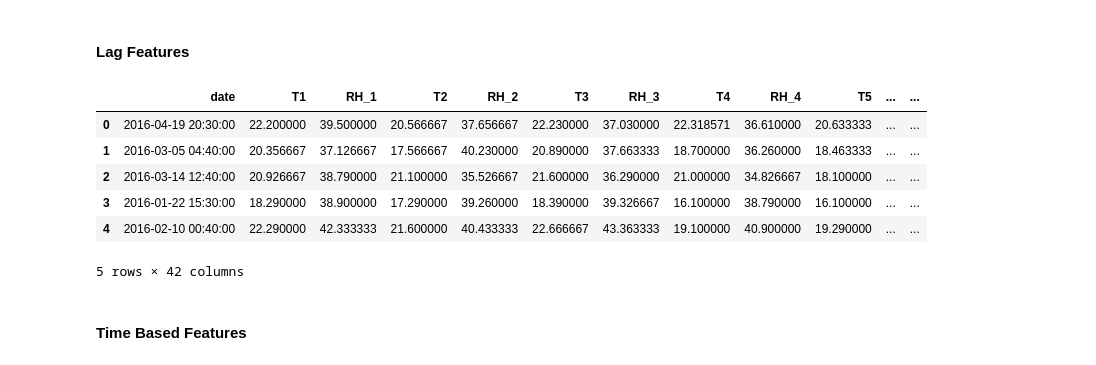
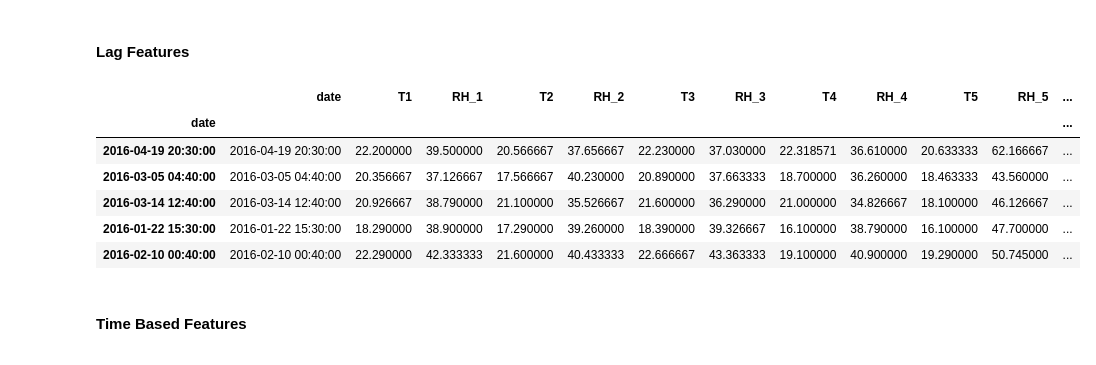
Before and after one commit to bitrao/Appliance-Energy-Use-Prediction, a Jupyter notebook: Energy-Used-Prediction.ipynb, the cells around one changed output. Saved outputs shown, nothing was run; the diff lists cells and outputs as text; code cells hidden in the pictures.

```diff
--- a/Energy-Used-Prediction.ipynb
+++ b/Energy-Used-Prediction.ipynb
@@ -13,16 +13,26 @@ import matplotlib.pyplot as plt
 
 import datetime as dt
 
+# sklearn v 1.3.0
 from sklearn.base import BaseEstimator,TransformerMixin
+
 from sklearn.compose import ColumnTransformer
 from sklearn.preprocessing import PowerTransformer, StandardScaler
-from sklearn.model_selection import TimeSeriesSplit
+from sklearn.model_selection import TimeSeriesSplit, cross_val_score
 
 from sklearn.pipeline import Pipeline
 
 from sklearn.decomposition import PCA
 
-from sklearn.metrics import mean_squared_error, r2_score
+from sklearn.metrics import mean_squared_error, r2_score, make_scorer
+
+from lightgbm import LGBMRegressor, plot_importance
+from sklearn.ensemble import RandomForestRegressor
+from sklearn.linear_model import LinearRegression
+from sklearn.model_selection import RandomizedSearchCV
+
+pd.set_option('display.max_rows', None)
+pd.set_option('display.max_columns', None)
 # %% [markdown]
 ## 1. Data Load and General Overview
 # %%
@@ -77,5 +85,7 @@ ____________ Some first data examples ____________
 # %%
 df['date'] = pd.to_datetime(df['date'])
+# %%
+df.set_index(df.date.copy(deep=True),inplace=True)
 # %% [markdown]
 ## 2. Exploratory Data Analysis
 # %%
@@ -457,20 +484,20 @@ plot_all_histograms_grid(power_transformed)
 # %% [markdown]
 ### Feature Engineering
 # %%
-df['log_energy'] = df['TARGET_energy'].apply(lambda x: np.log2(x))
+df['log_energy'] = df['TARGET_energy'].apply(lambda x: np.log2(x+1))
 # %% [markdown]
 #### Lag Features
 # %%
 lags = [1,3,6,18,144]
 for lag in lags:
-    eda_df['log_energy_lag'+str(lag)] = eda_df['log_energy'].shift(lag).astype(np.float16)
+    df['log_energy_lag'+str(lag)] = df['log_energy'].shift(lag)
 # %%
-eda_df.head()
+df.head()
 # %% [output]
-|  | date | T1 | RH_1 | T2 | RH_2 | T3 | RH_3 | T4 | RH_4 | T5 | ... | ... |
-| 0 | 2016-04-19 20:30:00 | 22.200000 | 39.500000 | 20.566667 | 37.656667 | 22.230000 | 37.030000 | 22.318571 | 36.610000 | 20.633333 | ... | ... |
-| 1 | 2016-03-05 04:40:00 | 20.356667 | 37.126667 | 17.566667 | 40.230000 | 20.890000 | 37.663333 | 18.700000 | 36.260000 | 18.463333 | ... | ... |
-| 2 | 2016-03-14 12:40:00 | 20.926667 | 38.790000 | 21.100000 | 35.526667 | 21.600000 | 36.290000 | 21.000000 | 34.826667 | 18.100000 | ... | ... |
-| 3 | 2016-01-22 15:30:00 | 18.290000 | 38.900000 | 17.290000 | 39.260000 | 18.390000 | 39.326667 | 16.100000 | 38.790000 | 16.100000 | ... | ... |
-| 4 | 2016-02-10 00:40:00 | 22.290000 | 42.333333 | 21.600000 | 40.433333 | 22.666667 | 43.363333 | 19.100000 | 40.900000 | 19.290000 | ... | ... |
+|  | date | T1 | RH_1 | T2 | RH_2 | T3 | RH_3 | T4 | RH_4 | T5 | RH_5 | ... |
+| date |  |  |  |  |  |  |  |  |  |  |  | ... |
+| 2016-04-19 20:30:00 | 2016-04-19 20:30:00 | 22.200000 | 39.500000 | 20.566667 | 37.656667 | 22.230000 | 37.030000 | 22.318571 | 36.610000 | 20.633333 | 62.166667 | ... |
+| 2016-03-05 04:40:00 | 2016-03-05 04:40:00 | 20.356667 | 37.126667 | 17.566667 | 40.230000 | 20.890000 | 37.663333 | 18.700000 | 36.260000 | 18.463333 | 43.560000 | ... |
+| 2016-03-14 12:40:00 | 2016-03-14 12:40:00 | 20.926667 | 38.790000 | 21.100000 | 35.526667 | 21.600000 | 36.290000 | 21.000000 | 34.826667 | 18.100000 | 46.126667 | ... |
+| 2016-01-22 15:30:00 | 2016-01-22 15:30:00 | 18.290000 | 38.900000 | 17.290000 | 39.260000 | 18.390000 | 39.326667 | 16.100000 | 38.790000 | 16.100000 | 47.700000 | ... |
+| 2016-02-10 00:40:00 | 2016-02-10 00:40:00 | 22.290000 | 42.333333 | 21.600000 | 40.433333 | 22.666667 | 43.363333 | 19.100000 | 40.900000 | 19.290000 | 50.745000 | ... |
-5 rows × 42 columns
```
Also changed, not shown: parts of 55 cells of this notebook.
